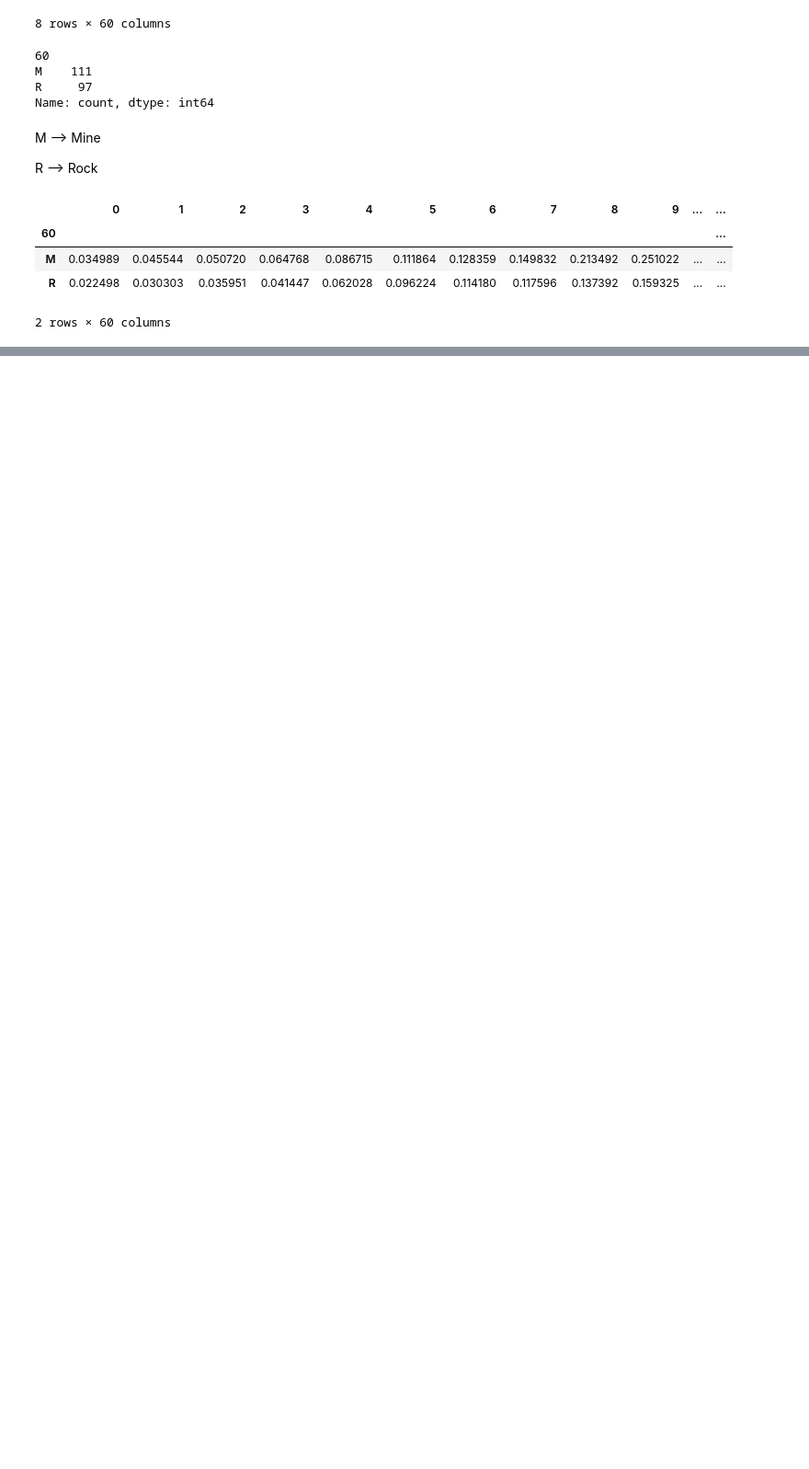
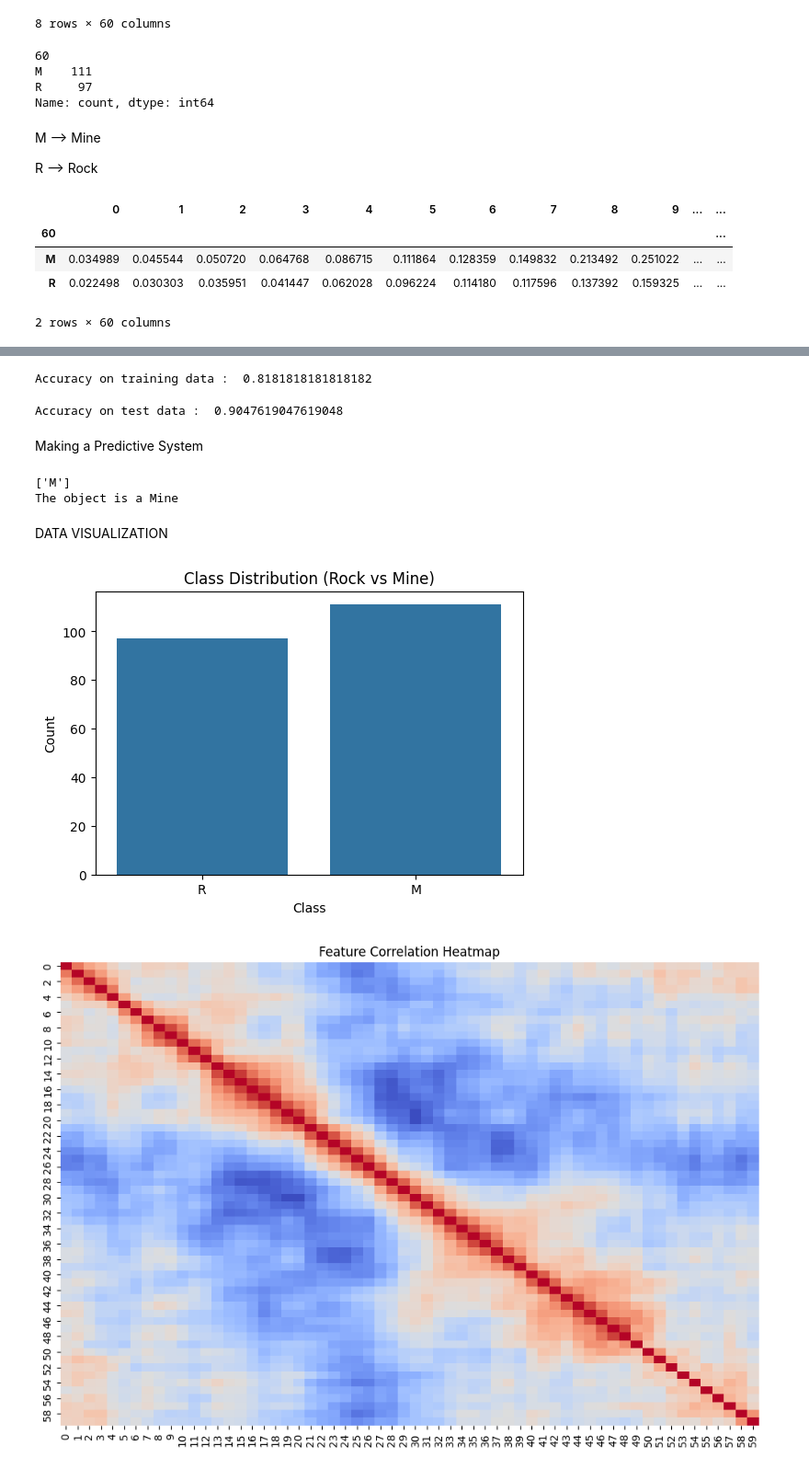
Before and after one commit to Ruhi1010/Rock_vs_Mine_Prediction, a Jupyter notebook: rock_vs_mine.ipynb, the cells around one changed output, grey strips where cells are left out. Shown at 92% size. Drawn from its saved outputs; the diff is of its cells as text; code cells hidden in the pictures; blank space fills up the shorter version.

```diff
--- a/rock_vs_mine.ipynb
+++ b/rock_vs_mine.ipynb
@@ -59,0 +122,69 @@ sonar_data.groupby(60).mean()
+# %%
+# accuracy on training data
+X_train_prediction = model.predict(X_train)
+training_data_accuracy = accuracy_score(Y_train, X_train_prediction)
+print('Accuracy on training data : ', training_data_accuracy)
+# %% [output]
+Accuracy on training data :  0.8181818181818182
+# %%
+# accuracy on test data
+X_test_prediction = model.predict(X_test)
+test_data_accuracy = accuracy_score(Y_test, X_test_prediction)
+print('Accuracy on test data : ', test_data_accuracy)
+# %% [output]
+Accuracy on test data :  0.9047619047619048
+# %% [markdown]
+Making a Predictive System
+# %%
+input_data = (0.0264,0.0071,0.0342,0.0793,0.1043,0.0783,0.1417,0.1176,0.0453,0.0945,0.1132,0.0840,0.0717,0.1968,0.2633,0.4191,0.5050,0.6711,0.7922,0.8381,0.8759,0.9422,1.0000,0.9931,0.9575,0.8647,0.7215,0.5801,0.4964,0.4886,0.4079,0.2443,0.1768,0.2472,0.3518,0.3762,0.2909,0.2311,0.3168,0.3554,0.3741,0.4443,0.3261,0.1963,0.0864,0.1688,0.1991,0.1217,0.0628,0.0323,0.0253,0.0214,0.0262,0.0177,0.0037,0.0068,0.0121,0.0077,0.0078,0.0066)
+
+# changing the input_data to numpy array
+input_data_as_numpy_array = np.asarray(input_data)
+
+# reshape the array as we are predicting for one instance
+input_data_reshaped = input_data_as_numpy_array.reshape(1,-1)
+
+prediction = model.predict(input_data_reshaped)
+print(prediction)
+
+if prediction[0] == 'R':
+    print('The object is a Rock')
+else:
+    print('The object is a Mine')
+# %% [output]
+['M']
+The object is a Mine
+# %% [markdown]
+DATA VISUALIZATION
+# %%
+import pandas as pd
+import matplotlib.pyplot as plt
+import seaborn as sns
+
+# Load dataset (Sonar dataset has 60 features and 1 target column)
+df = pd.read_csv("sonar_data.csv", header=None)
+
+# Plot the class distribution (how many Rocks vs Mines)
+plt.figure(figsize=(6,4))
+sns.countplot(x=df[60])  # column 60 = label (R or M)
+plt.title("Class Distribution (Rock vs Mine)")  # add title
+plt.xlabel("Class")  # x-axis label
+plt.ylabel("Count")  # y-axis label
+plt.show()
+
+# Heatmap to visualize correlation between features
+plt.figure(figsize=(12,8))
+sns.heatmap(df.iloc[:,:60].corr(), cmap="coolwarm", cbar=False)
+plt.title("Feature Correlation Heatmap")
+plt.show()
+
+# Boxplot of one feature (feature 0) compared between Rock and Mine
+plt.figure(figsize=(10,6))
+sns.boxplot(x=df[60], y=df[0])  # compare feature[0] distribution by class
+plt.title("Distribution of Feature[0] by Class")
+plt.xlabel("Class (R/M)")
+plt.ylabel("Feature[0] Value")
+plt.show()
+# %% [output]
+[figure, added]
+[figure, added]
```
Also changed, not shown: parts of 12 cells of this notebook.
